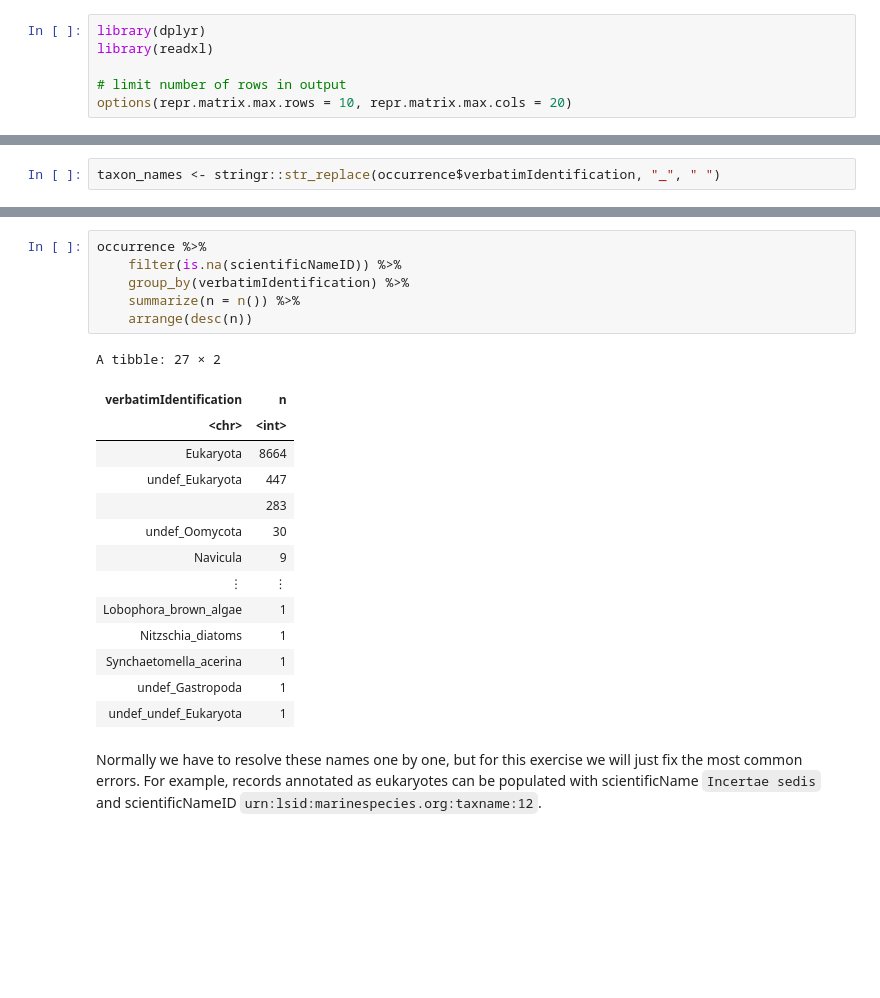
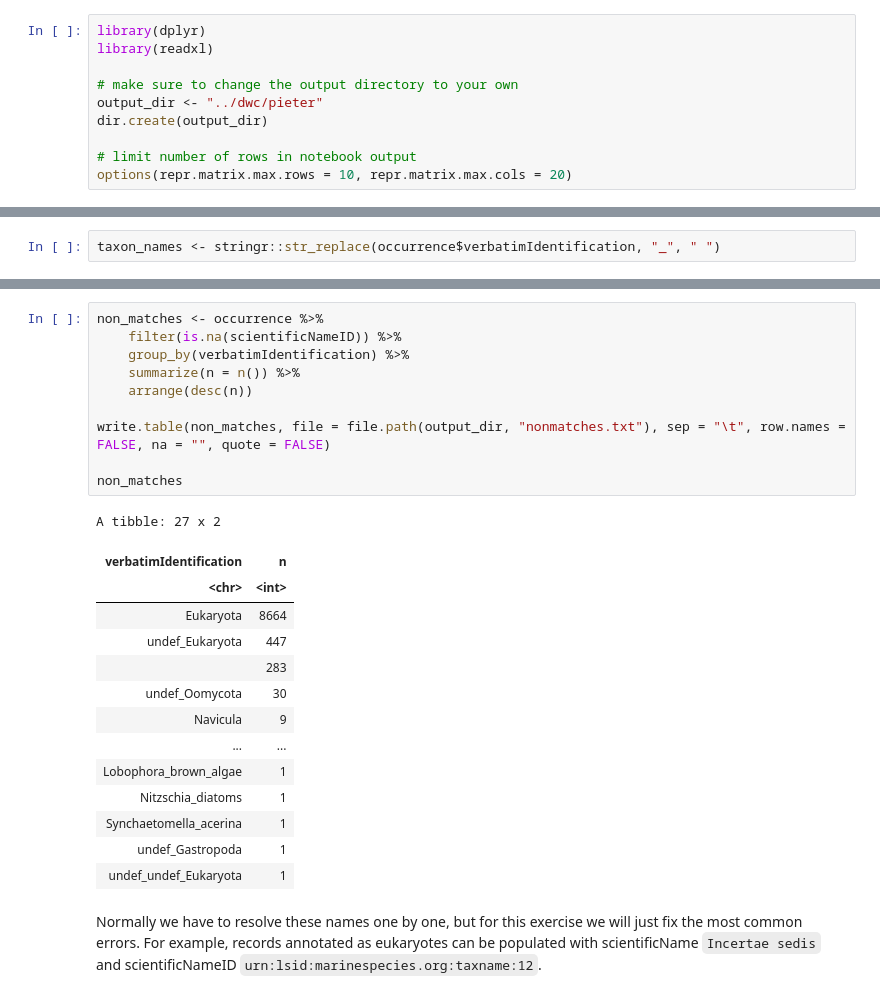
Before and after one commit to iobis/sg-12-dataset, a Jupyter notebook: scripts/pieter.ipynb, the cells around one changed output, grey strips where cells are left out. Drawn from its saved outputs; the diff is of its cells as text; blank space fills up the shorter version.

Commit message:
export non matches

```diff
--- a/scripts/pieter.ipynb
+++ b/scripts/pieter.ipynb
@@ -10,6 +10,10 @@ First load some dependencies:
 library(dplyr)
 library(readxl)
 
-# limit number of rows in output
+# make sure to change the output directory to your own
+output_dir <- "../dwc/pieter"
+dir.create(output_dir)
+
+# limit number of rows in notebook output
 options(repr.matrix.max.rows = 10, repr.matrix.max.cols = 20)
 # %% [output]
@@ -269,21 +268,25 @@ A tibble: 13375 × 19
 | 262.3 | EE0495 | EE0495 | 02/04/2023 | Settlement beach | 46.20605 | 9.400901 | ... |
 | 265.1834 | EE0495 | EE0495 | 02/04/2023 | Settlement beach | 46.20605 | 9.400901 | ... |
 # %%
-occurrence %>%
+non_matches <- occurrence %>%
     filter(is.na(scientificNameID)) %>%
     group_by(verbatimIdentification) %>%
     summarize(n = n()) %>%
     arrange(desc(n))
+
+write.table(non_matches, file = file.path(output_dir, "nonmatches.txt"), sep = "\t", row.names = FALSE, na = "", quote = FALSE)
+
+non_matches
 # %% [output]
-A tibble: 27 × 2
+A tibble: 27 x 2
 | verbatimIdentification | n |
 | <chr> | <int> |
 | Eukaryota | 8664 |
 | undef_Eukaryota | 447 |
 |  | 283 |
 | undef_Oomycota | 30 |
 | Navicula | 9 |
-| ⋮ | ⋮ |
+| ... | ... |
 | Lobophora_brown_algae | 1 |
 | Nitzschia_diatoms | 1 |
 | Synchaetomella_acerina | 1 |
```
Also changed, not shown: parts of 28 cells of this notebook.
